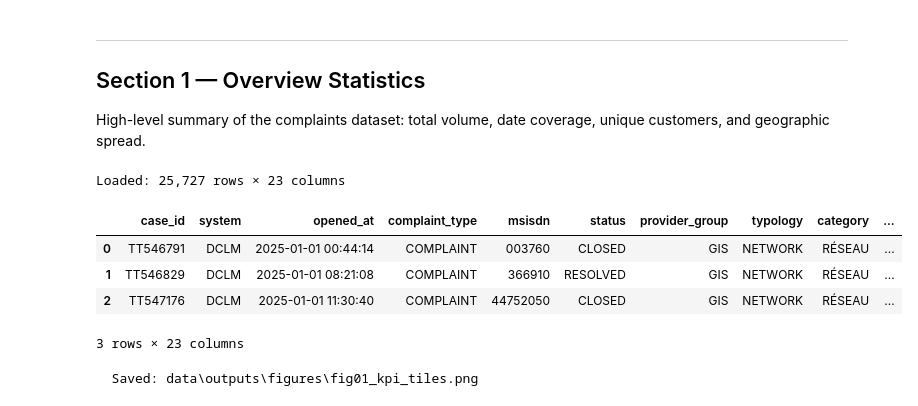
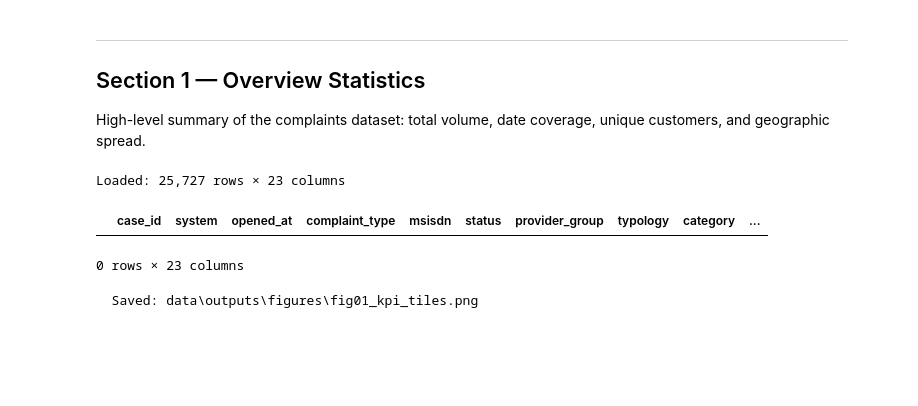
Before and after one commit to Ouerghi23/SpiriCom, a Jupyter notebook: 01_Complaints_Analysis.ipynb, the cells around one changed output. Drawn from its saved outputs; the diff is of its cells as text; code cells hidden in the pictures; blank space fills up the shorter version.

```diff
--- a/01_Complaints_Analysis.ipynb
+++ b/01_Complaints_Analysis.ipynb
@@ -132,15 +132,12 @@ High-level summary of the complaints dataset: total volume, date coverage, uniqu
 # %%
 # ── 1.1  Load data ────────────────────────────────────────────────────
 df = pd.read_parquet(PROC_DIR / 'complaints_clean.parquet')
 print(f'Loaded: {df.shape[0]:,} rows × {df.shape[1]} columns')
-df.head(3)
+df.head(0)
 # %% [output]
 Loaded: 25,727 rows × 23 columns
 |  | case_id | system | opened_at | complaint_type | msisdn | status | provider_group | typology | category | ... |
-| 0 | TT546791 | DCLM | 2025-01-01 00:44:14 | COMPLAINT | 003760 | CLOSED | GIS | NETWORK | RÉSEAU | ... |
-| 1 | TT546829 | DCLM | 2025-01-01 08:21:08 | COMPLAINT | 366910 | RESOLVED | GIS | NETWORK | RÉSEAU | ... |
-| 2 | TT547176 | DCLM | 2025-01-01 11:30:40 | COMPLAINT | 44752050 | CLOSED | GIS | NETWORK | RÉSEAU | ... |
-3 rows × 23 columns
+0 rows × 23 columns
 # %%
 # ── 1.2  KPI tiles ────────────────────────────────────────────────────
 total        = len(df)
```
Also changed, not shown: parts of 4 cells of this notebook, 54 other files.
